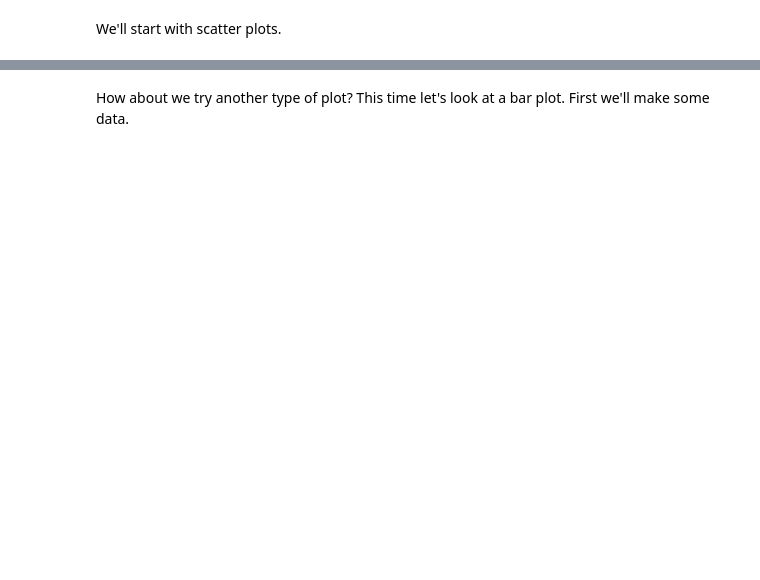
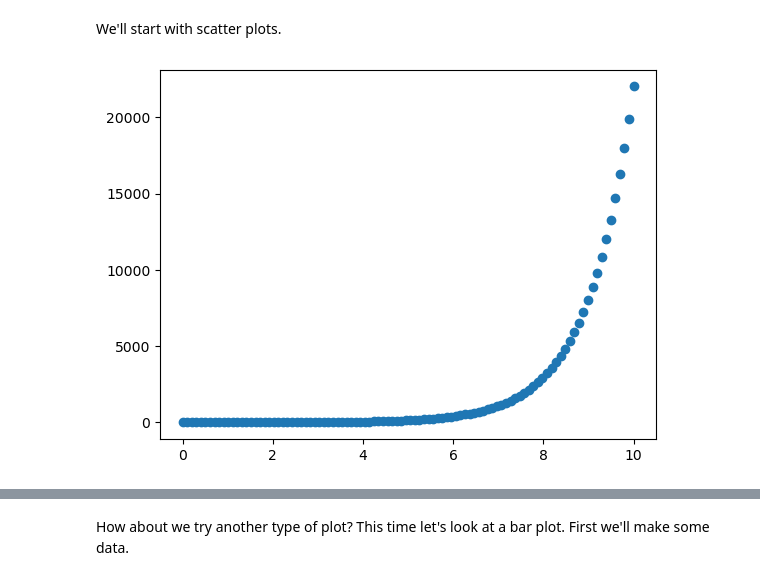
Before and after one commit to ShrishailChincholi/from-zero-to-aiml, a Jupyter notebook: ML/Matplotlib/matplotlib-exercises.ipynb, the cells around one changed output, grey strips where cells are left out. Drawn from its saved outputs; the diff is of its cells as text; code cells hidden in the pictures; blank space fills up the shorter version.

```diff
--- a/ML/Matplotlib/matplotlib-exercises.ipynb
+++ b/ML/Matplotlib/matplotlib-exercises.ipynb
@@ -82,5 +94,9 @@ To help us, we'll import NumPy.
 We'll start with scatter plots.
 # %%
 # Create a scatter plot of X versus the exponential of X (np.exp(X))
+fig,ax = plt.subplots()
+ax.scatter(x,np.exp(x));
+# %% [output]
+[figure, added]
 # %%
 # Create a scatter plot of X versus np.sin(X)
```
Also changed, not shown: parts of 8 cells of this notebook.
